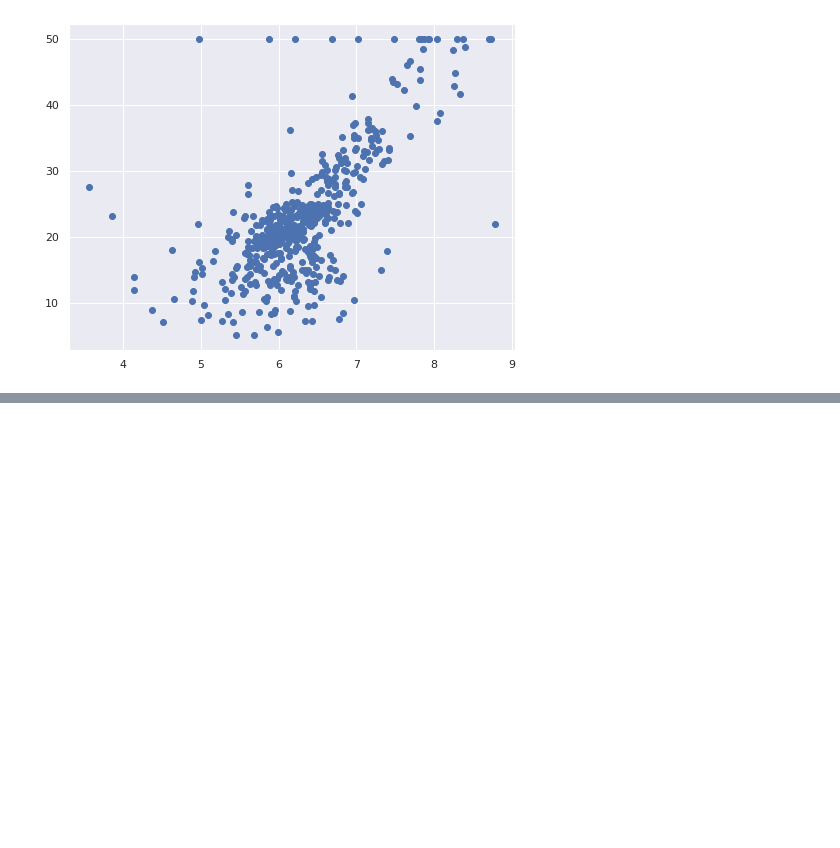
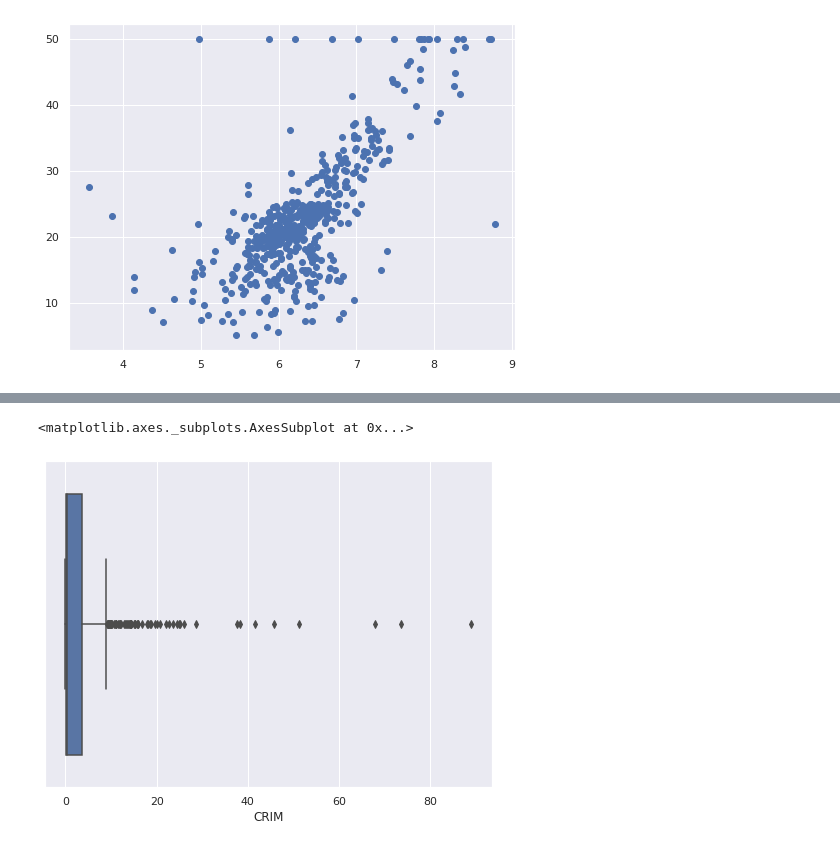
Before and after one commit to ramank123/iNeuron, a Jupyter notebook: Linear_Regression_iNeuron.ipynb, the cells around one changed output, grey strips where cells are left out. Saved outputs shown, nothing was run; the diff lists cells and outputs as text; code cells hidden in the pictures; blank space fills up the shorter version.

```diff
--- a/Linear_Regression_iNeuron.ipynb
+++ b/Linear_Regression_iNeuron.ipynb
@@ -204,0 +220,5 @@ plt.scatter(dataset['RM'],dataset['Price'])
+# %%
+sns.boxplot(dataset['CRIM'])
+# %% [output]
+<matplotlib.axes._subplots.AxesSubplot at 0x...>
+[figure, added]
```
Also changed, not shown: parts of 16 cells of this notebook.
